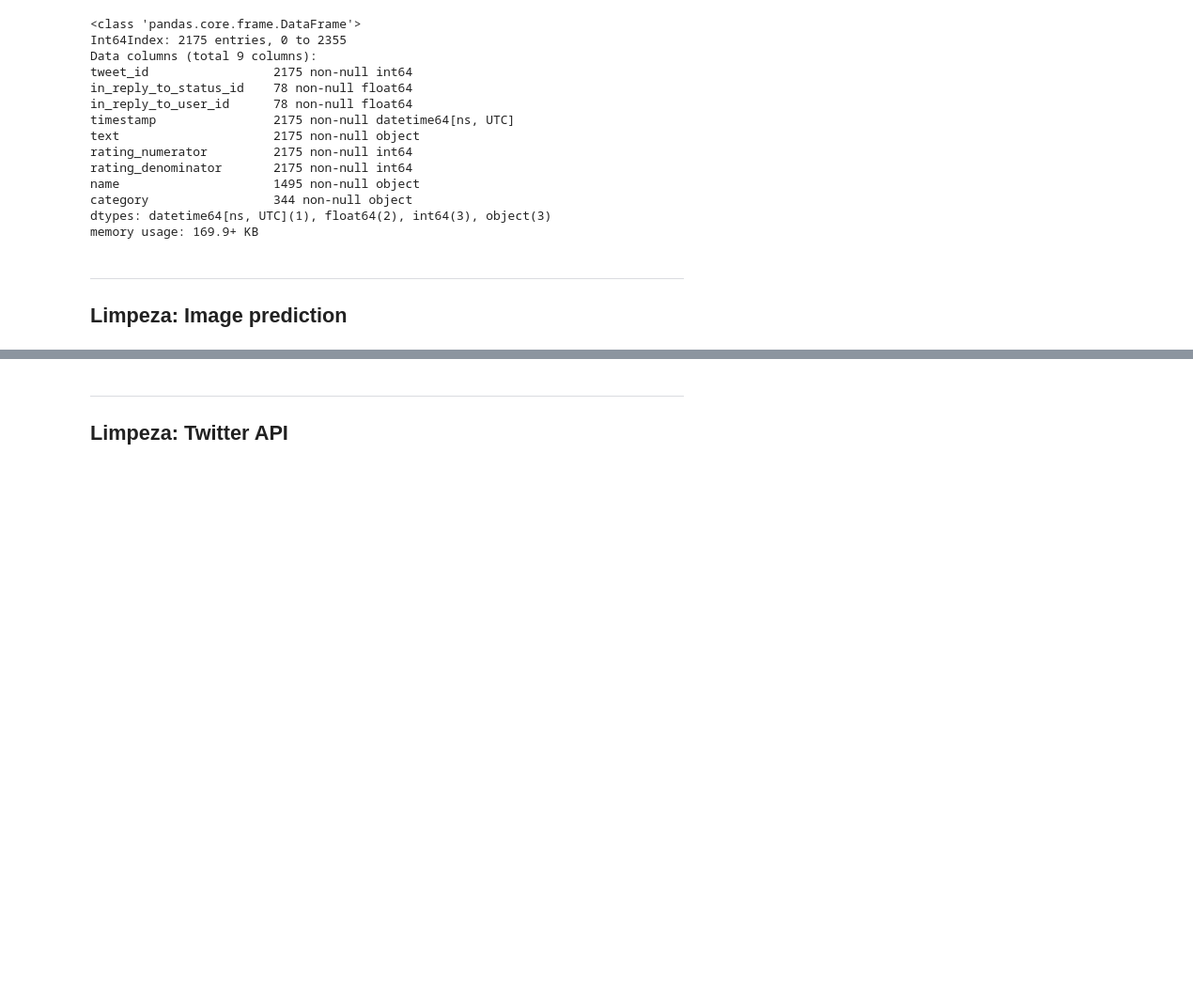
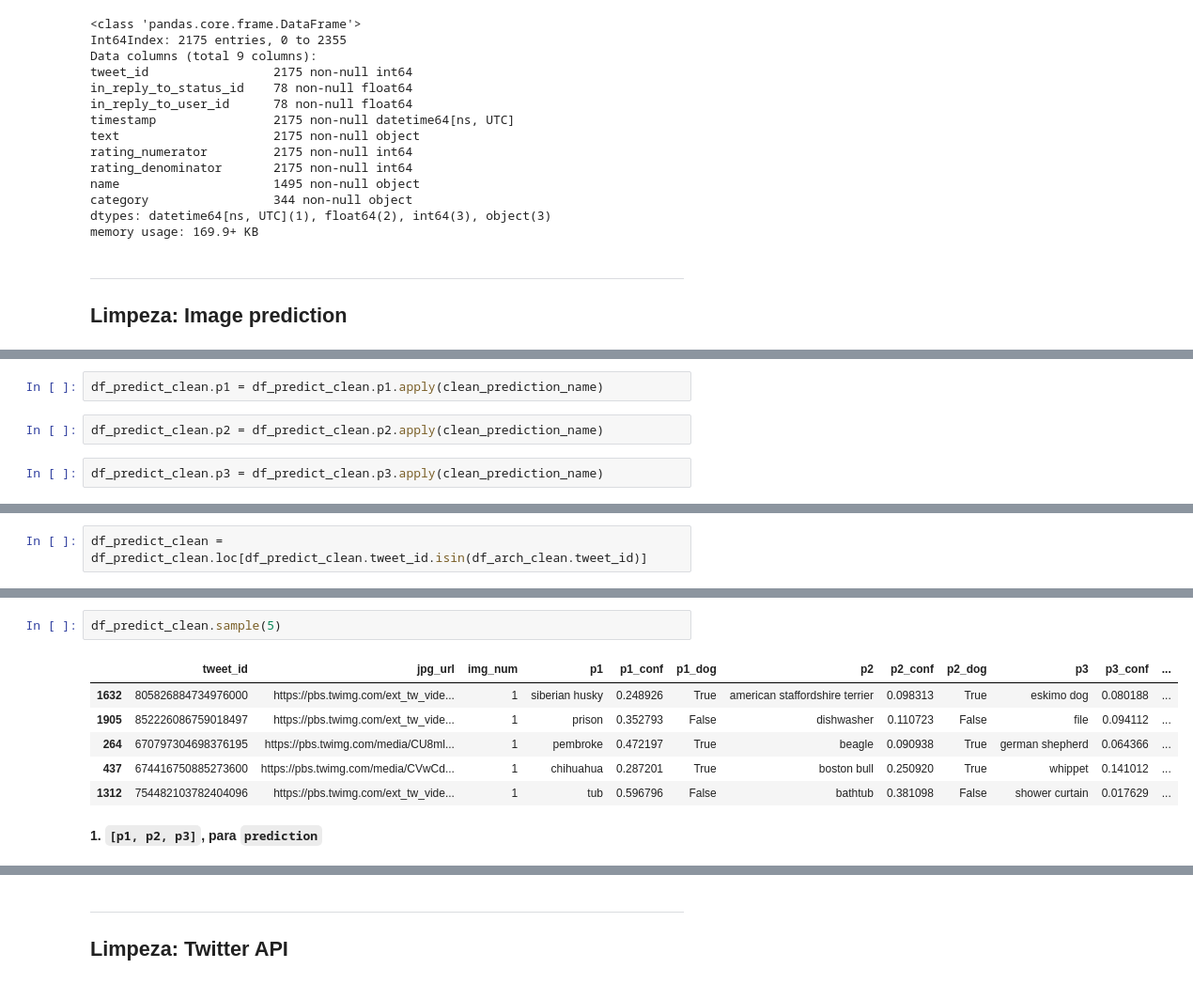
Before and after one commit to vitoralbano/ds-ii-weratedogs, a Jupyter notebook: wrangle_act.ipynb, the cells around one changed output, grey strips where cells are left out. Shown at 94% size. Drawn from its saved outputs; the diff is of its cells as text; blank space fills up the shorter version.

Commit message:
Cleaning Image prediction dataframe, step 3

```diff
--- a/wrangle_act.ipynb
+++ b/wrangle_act.ipynb
@@ -857,0 +880,6 @@ memory usage: 169.9+ KB
+# %%
+df_predict_clean.p1 = df_predict_clean.p1.apply(clean_prediction_name)
+# %%
+df_predict_clean.p2 = df_predict_clean.p2.apply(clean_prediction_name)
+# %%
+df_predict_clean.p3 = df_predict_clean.p3.apply(clean_prediction_name)
@@ -857,0 +930,2 @@ memory usage: 169.9+ KB
+# %%
+df_predict_clean = df_predict_clean.loc[df_predict_clean.tweet_id.isin(df_arch_clean.tweet_id)]
@@ -857,0 +980,11 @@ memory usage: 169.9+ KB
+# %%
+df_predict_clean.sample(5)
+# %% [output]
+|  | tweet_id | jpg_url | img_num | p1 | p1_conf | p1_dog | p2 | p2_conf | p2_dog | p3 | p3_conf | ... |
+| 1632 | 805826884734976000 | https://pbs.twimg.com/ext_tw_vide... | 1 | siberian husky | 0.248926 | True | american staffordshire terrier | 0.098313 | True | eskimo dog | 0.080188 | ... |
+| 1905 | 852226086759018497 | https://pbs.twimg.com/ext_tw_vide... | 1 | prison | 0.352793 | False | dishwasher | 0.110723 | False | file | 0.094112 | ... |
+| 264 | 670797304698376195 | https://pbs.twimg.com/media/CU8ml... | 1 | pembroke | 0.472197 | True | beagle | 0.090938 | True | german shepherd | 0.064366 | ... |
+| 437 | 674416750885273600 | https://pbs.twimg.com/media/CVwCd... | 1 | chihuahua | 0.287201 | True | boston bull | 0.250920 | True | whippet | 0.141012 | ... |
+| 1312 | 754482103782404096 | https://pbs.twimg.com/ext_tw_vide... | 1 | tub | 0.596796 | False | bathtub | 0.381098 | False | shower curtain | 0.017629 | ... |
+# %% [markdown]
+**1. `[p1, p2, p3]`, para `prediction`**
```
Also changed, not shown: parts of 46 cells of this notebook.
